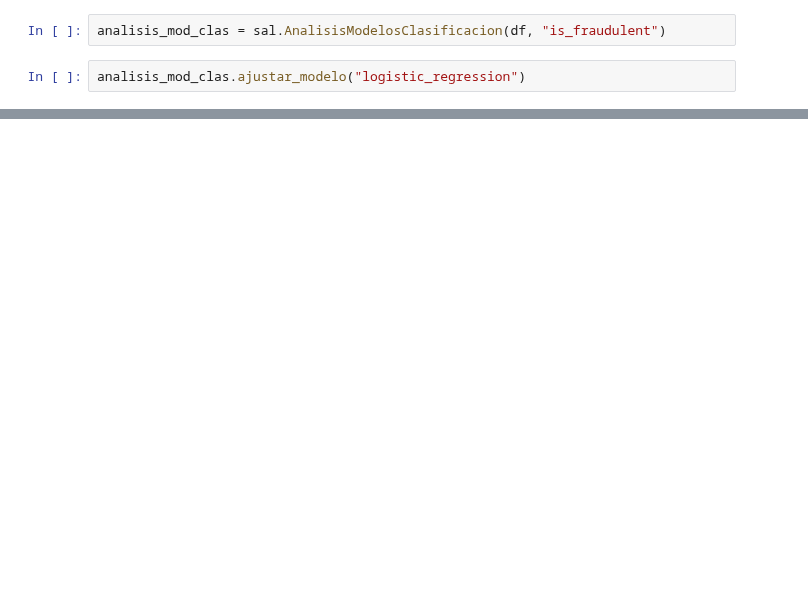
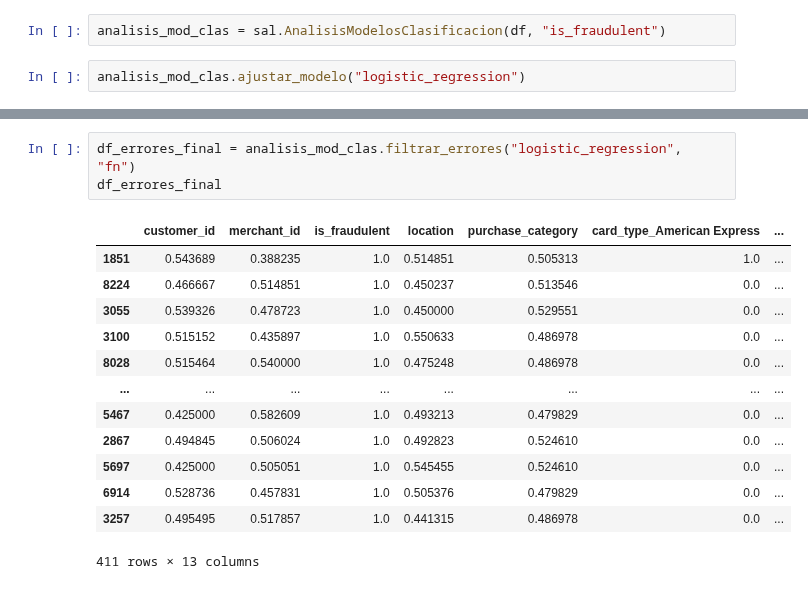
Before and after one commit to davfranco1/laboratorio-modulo8-leccion08-preprocesamiento-logistica, a Jupyter notebook: modulo8-leccion09-ajuste-logistica.ipynb, the cells around one changed output, grey strips where cells are left out. Cells and saved outputs as stored; diff of their text form; blank space fills up the shorter version.

```diff
--- a/modulo8-leccion09-ajuste-logistica.ipynb
+++ b/modulo8-leccion09-ajuste-logistica.ipynb
@@ -88,0 +100,17 @@ analisis_mod_clas.curva_roc("logistic_regression")
+# %%
+df_errores_final = analisis_mod_clas.filtrar_errores("logistic_regression", "fn")
+df_errores_final
+# %% [output]
+|  | customer_id | merchant_id | is_fraudulent | location | purchase_category | card_type_American Express | ... |
+| 1851 | 0.543689 | 0.388235 | 1.0 | 0.514851 | 0.505313 | 1.0 | ... |
+| 8224 | 0.466667 | 0.514851 | 1.0 | 0.450237 | 0.513546 | 0.0 | ... |
+| 3055 | 0.539326 | 0.478723 | 1.0 | 0.450000 | 0.529551 | 0.0 | ... |
+| 3100 | 0.515152 | 0.435897 | 1.0 | 0.550633 | 0.486978 | 0.0 | ... |
+| 8028 | 0.515464 | 0.540000 | 1.0 | 0.475248 | 0.486978 | 0.0 | ... |
+| ... | ... | ... | ... | ... | ... | ... | ... |
+| 5467 | 0.425000 | 0.582609 | 1.0 | 0.493213 | 0.479829 | 0.0 | ... |
+| 2867 | 0.494845 | 0.506024 | 1.0 | 0.492823 | 0.524610 | 0.0 | ... |
+| 5697 | 0.425000 | 0.505051 | 1.0 | 0.545455 | 0.524610 | 0.0 | ... |
+| 6914 | 0.528736 | 0.457831 | 1.0 | 0.505376 | 0.479829 | 0.0 | ... |
+| 3257 | 0.495495 | 0.517857 | 1.0 | 0.441315 | 0.486978 | 0.0 | ... |
+411 rows × 13 columns
```
Also changed, not shown: parts of 21 cells of this notebook, 3 other files.
